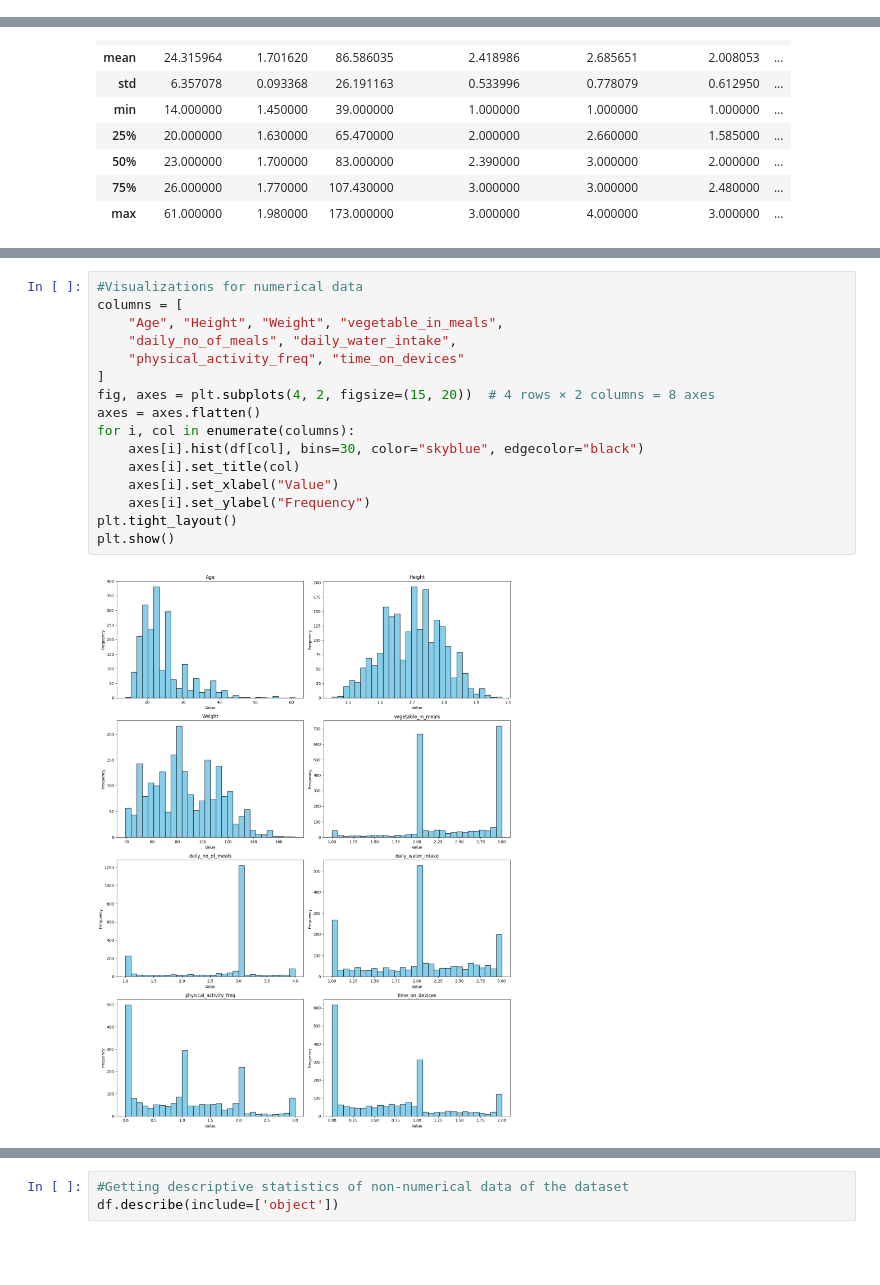
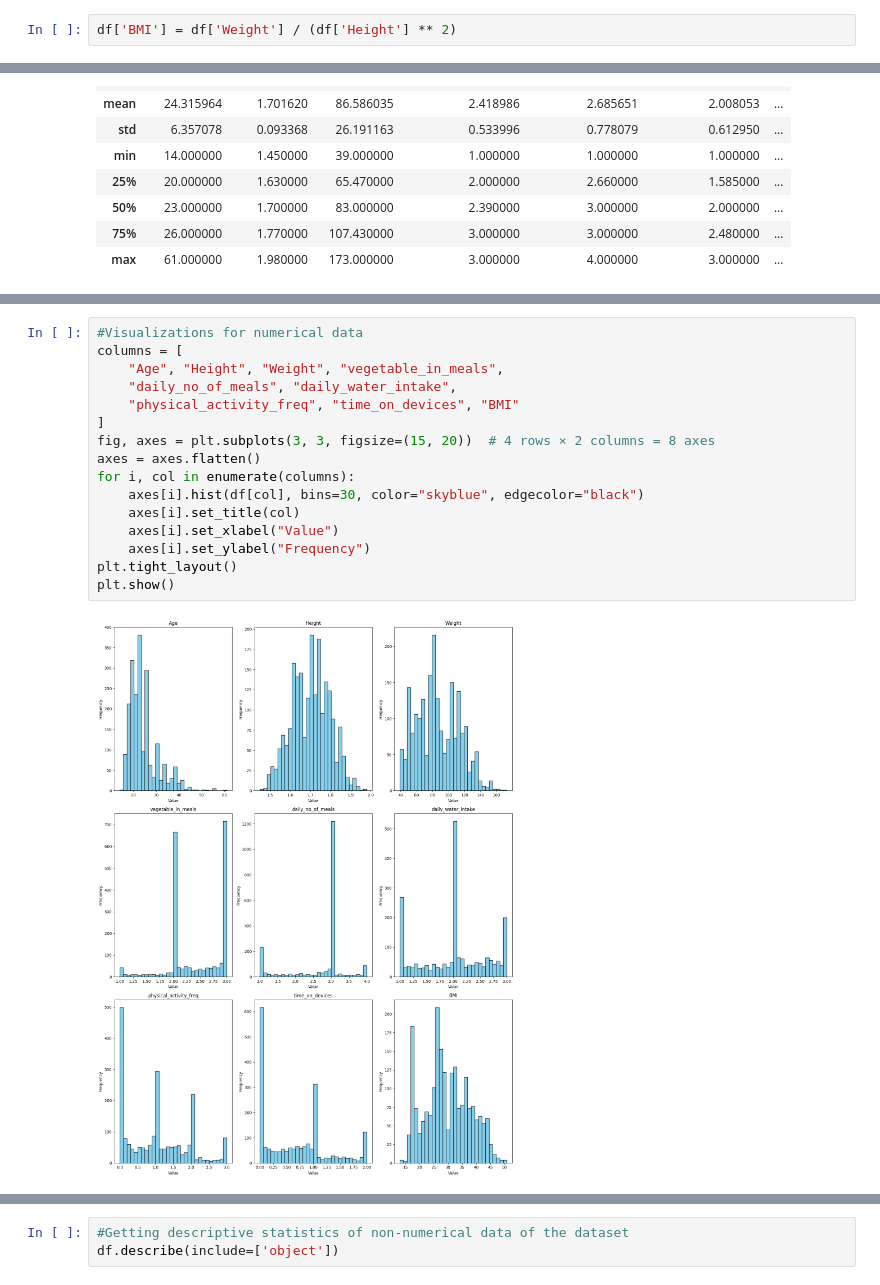
Before and after one commit to SamGombs20/DataAnalysisSample, a Jupyter notebook: code/obesiScanAnalysis.ipynb, the cells around one changed output, grey strips where cells are left out. Cells and saved outputs as stored; diff of their text form; blank space fills up the shorter version.

```diff
--- a/code/obesiScanAnalysis.ipynb
+++ b/code/obesiScanAnalysis.ipynb
@@ -28,6 +29,8 @@ Data columns (total 17 columns):
  16  obesity_level           2111 non-null   object
 dtypes: float64(7), int64(1), object(9)
 memory usage: 280.5+ KB
+# %%
+df['BMI'] = df['Weight'] / (df['Height'] ** 2)
 # %%
 #Getting descriptive statistics of numerical data of the dataset
 df.describe()
@@ -44,18 +68,18 @@ df.describe()
 # %%
 #Visualizations for numerical data
 columns = [
     "Age", "Height", "Weight", "vegetable_in_meals",
     "daily_no_of_meals", "daily_water_intake",
-    "physical_activity_freq", "time_on_devices"
+    "physical_activity_freq", "time_on_devices", "BMI"
 ]
-fig, axes = plt.subplots(4, 2, figsize=(15, 20))  # 4 rows × 2 columns = 8 axes
+fig, axes = plt.subplots(3, 3, figsize=(15, 20))  # 4 rows × 2 columns = 8 axes
 axes = axes.flatten()
 for i, col in enumerate(columns):
     axes[i].hist(df[col], bins=30, color="skyblue", edgecolor="black")
     axes[i].set_title(col)
     axes[i].set_xlabel("Value")
     axes[i].set_ylabel("Frequency")
 plt.tight_layout()
 plt.show()
 # %% [output]
-[figure, old version]
+[figure, new version]
```
Also changed, not shown: parts of 13 cells of this notebook.
